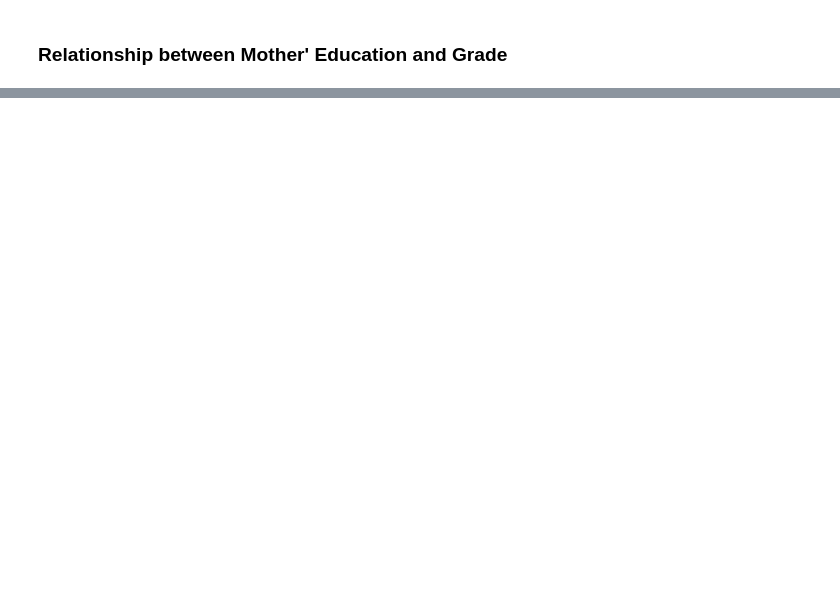
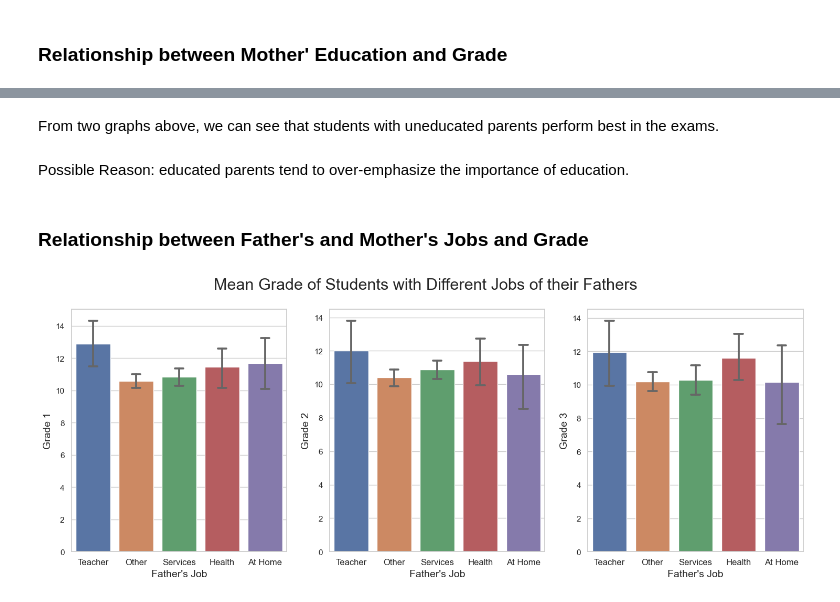
Before and after one commit to AndyWeasley2004/DS-ML-Study-Notes, a Jupyter notebook: ML study & projects/student grade prediction/student_grade_pred.ipynb, the cells around one changed output, grey strips where cells are left out. Drawn from its saved outputs; the diff is of its cells as text; code cells hidden in the pictures; blank space fills up the shorter version.

```diff
--- a/ML study & projects/student grade prediction/student_grade_pred.ipynb
+++ b/ML study & projects/student grade prediction/student_grade_pred.ipynb
@@ -355,2 +399,16 @@ From the graph, we can see that students from family with less than 3 members te
 # %% [markdown]
 ### Relationship between Mother' Education and Grade
+# %%
+fig, axs = plt.subplots(1,3, figsize=(18,6))
+
+g1 = sns.barplot(data=df, x='Medu', y='G1', errorbar=None, ax=axs[0])
+g2 = sns.barplot(data=df, x='Medu', y='G2', errorbar=None, ax=axs[1])
+g3 = sns.barplot(data=df, x='Medu', y='G3', errorbar=None, ax=axs[2])
+g3.text(0.05, -0.1, '\n'.join(education), fontsize=12, transform=plt.gcf().transFigure)
+
+for i in range(3):
+    axs[i].set_xlabel('Mother\'s Education', fontsize=14)
+    axs[i].set_ylabel('Grade '+str(i+1), fontsize=14)
+
+fig.suptitle('Mean Grade of Students with Different Education Level of their Mothers', fontsize=22)
+plt.show()
@@ -356,0 +417,22 @@ From the graph, we can see that students from family with less than 3 members te
+# %% [markdown]
+From two graphs above, we can see that students with uneducated parents perform best in the exams.
+<br><br/>
+Possible Reason: educated parents tend to over-emphasize the importance of education.
+# %% [markdown]
+### Relationship between Father's and Mother's Jobs and Grade
+# %%
+fig, axs = plt.subplots(1,3, figsize=(18,6))
+
+sns.barplot(data=df, x='Fjob', y='G1', ax=axs[0], errcolor='0.4', capsize=0.2)
+sns.barplot(data=df, x='Fjob', y='G2', ax=axs[1], errcolor='0.4', capsize=0.2)
+sns.barplot(data=df, x='Fjob', y='G3', ax=axs[2], errcolor='0.4', capsize=0.2)
+
+for i in range(3):
+    axs[i].set_xlabel('Father\'s Job', fontsize=14)
+    axs[i].set_ylabel('Grade '+str(i+1), fontsize=14)
+    axs[i].set_xticklabels(['Teacher', 'Other', 'Services', 'Health', 'At Home'], fontsize=12)
+
+fig.suptitle('Mean Grade of Students with Different Jobs of their Fathers', fontsize=22)
+plt.show()
+# %% [output]
+[figure, added]
```
Also changed, not shown: parts of 15 cells of this notebook.
